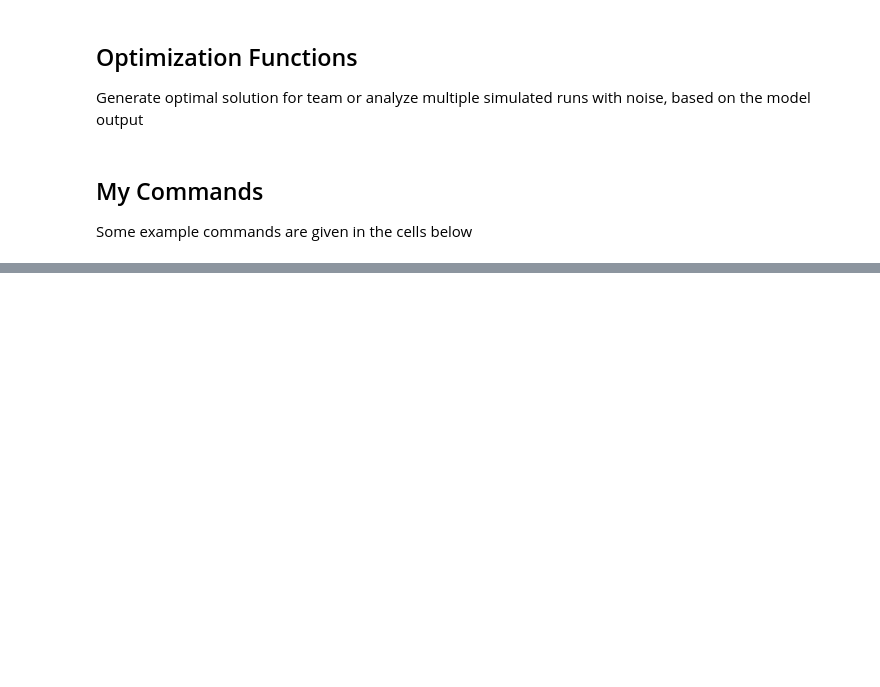
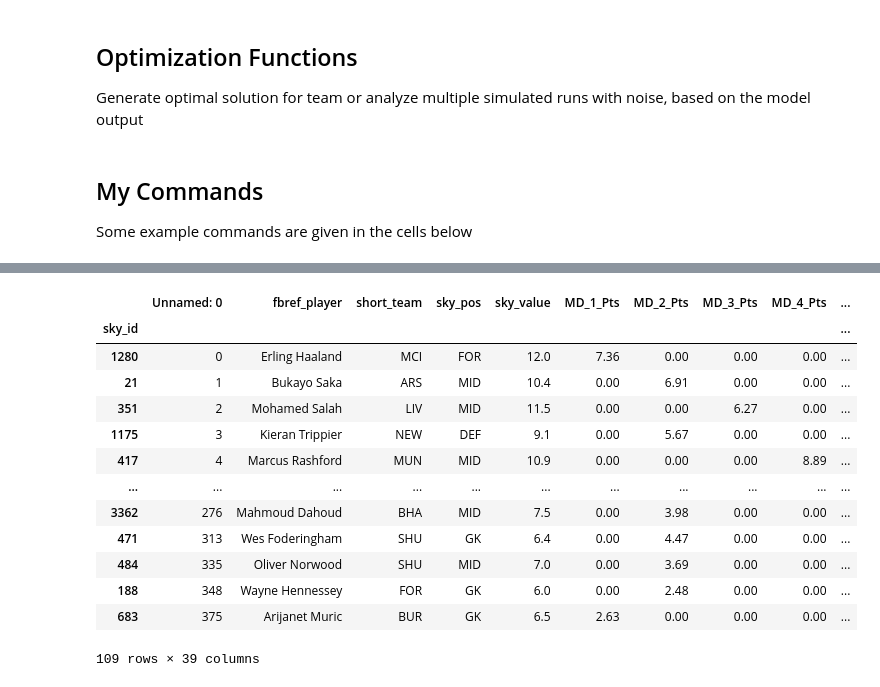
Before and after one commit to SamTroy/SkyFF_Optimization, a Jupyter notebook: notebooks/sky_opt_v1.ipynb, the cells around one changed output, grey strips where cells are left out. Drawn from its saved outputs; the diff is of its cells as text; code cells hidden in the pictures; blank space fills up the shorter version.

```diff
--- a/notebooks/sky_opt_v1.ipynb
+++ b/notebooks/sky_opt_v1.ipynb
@@ -933,3 +1041,20 @@ results_dict = r4['results_dict']
 display(r4['sensitivity_df'])
 # display(r4['sensitivity_df_unformatted'])
 print(f"Number of sims: {nsims}, average transfers made: {r4['avg_trf']}, transfer cost: {transfer_cost}, noise magnitude: {magnitude}")
+# %%
+skymodel_output
+# %% [output]
+|  | Unnamed: 0 | fbref_player | short_team | sky_pos | sky_value | MD_1_Pts | MD_2_Pts | MD_3_Pts | MD_4_Pts | ... |
+| sky_id |  |  |  |  |  |  |  |  |  | ... |
+| 1280 | 0 | Erling Haaland | MCI | FOR | 12.0 | 7.36 | 0.00 | 0.00 | 0.00 | ... |
+| 21 | 1 | Bukayo Saka | ARS | MID | 10.4 | 0.00 | 6.91 | 0.00 | 0.00 | ... |
+| 351 | 2 | Mohamed Salah | LIV | MID | 11.5 | 0.00 | 0.00 | 6.27 | 0.00 | ... |
+| 1175 | 3 | Kieran Trippier | NEW | DEF | 9.1 | 0.00 | 5.67 | 0.00 | 0.00 | ... |
+| 417 | 4 | Marcus Rashford | MUN | MID | 10.9 | 0.00 | 0.00 | 0.00 | 8.89 | ... |
+| ... | ... | ... | ... | ... | ... | ... | ... | ... | ... | ... |
+| 3362 | 276 | Mahmoud Dahoud | BHA | MID | 7.5 | 0.00 | 3.98 | 0.00 | 0.00 | ... |
+| 471 | 313 | Wes Foderingham | SHU | GK | 6.4 | 0.00 | 4.47 | 0.00 | 0.00 | ... |
+| 484 | 335 | Oliver Norwood | SHU | MID | 7.0 | 0.00 | 3.69 | 0.00 | 0.00 | ... |
+| 188 | 348 | Wayne Hennessey | FOR | GK | 6.0 | 0.00 | 2.48 | 0.00 | 0.00 | ... |
+| 683 | 375 | Arijanet Muric | BUR | GK | 6.5 | 2.63 | 0.00 | 0.00 | 0.00 | ... |
+109 rows × 39 columns
```
Also changed, not shown: parts of 5 cells of this notebook.
